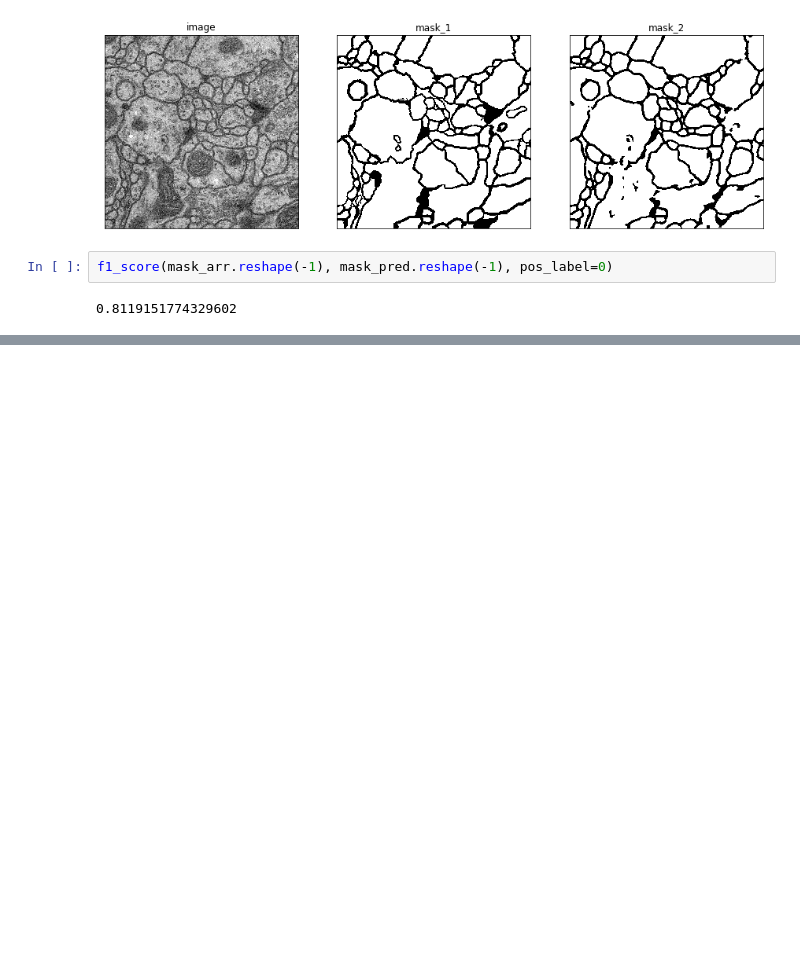
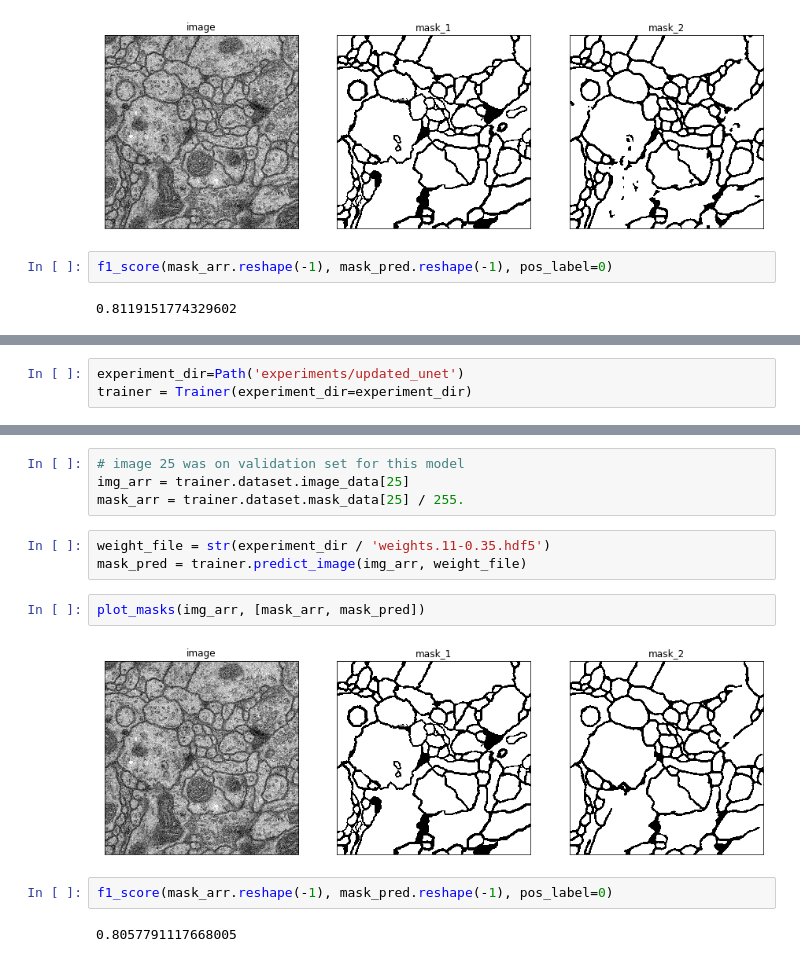
Before and after one commit to ilyarudyak/cs230_project_keras, a Jupyter notebook: isbi_challenge/training_v1.ipynb, the cells around one changed output, grey strips where cells are left out. Cells and saved outputs as stored; diff of their text form; blank space fills up the shorter version.

Commit message:
updated model

```diff
--- a/isbi_challenge/training_v1.ipynb
+++ b/isbi_challenge/training_v1.ipynb
@@ -122,0 +134,3 @@ f1_score(mask_arr.reshape(-1), mask_pred.reshape(-1), pos_label=0)
+# %%
+experiment_dir=Path('experiments/updated_unet')
+trainer = Trainer(experiment_dir=experiment_dir)
@@ -122,0 +160,15 @@ f1_score(mask_arr.reshape(-1), mask_pred.reshape(-1), pos_label=0)
+# %%
+# image 25 was on validation set for this model
+img_arr = trainer.dataset.image_data[25]
+mask_arr = trainer.dataset.mask_data[25] / 255.
+# %%
+weight_file = str(experiment_dir / 'weights.11-0.35.hdf5')
+mask_pred = trainer.predict_image(img_arr, weight_file)
+# %%
+plot_masks(img_arr, [mask_arr, mask_pred])
+# %% [output]
+[figure, added]
+# %%
+f1_score(mask_arr.reshape(-1), mask_pred.reshape(-1), pos_label=0)
+# %% [output]
+0.8057791117668005
```
Also changed, not shown: parts of 5 cells of this notebook, 1 other file.
